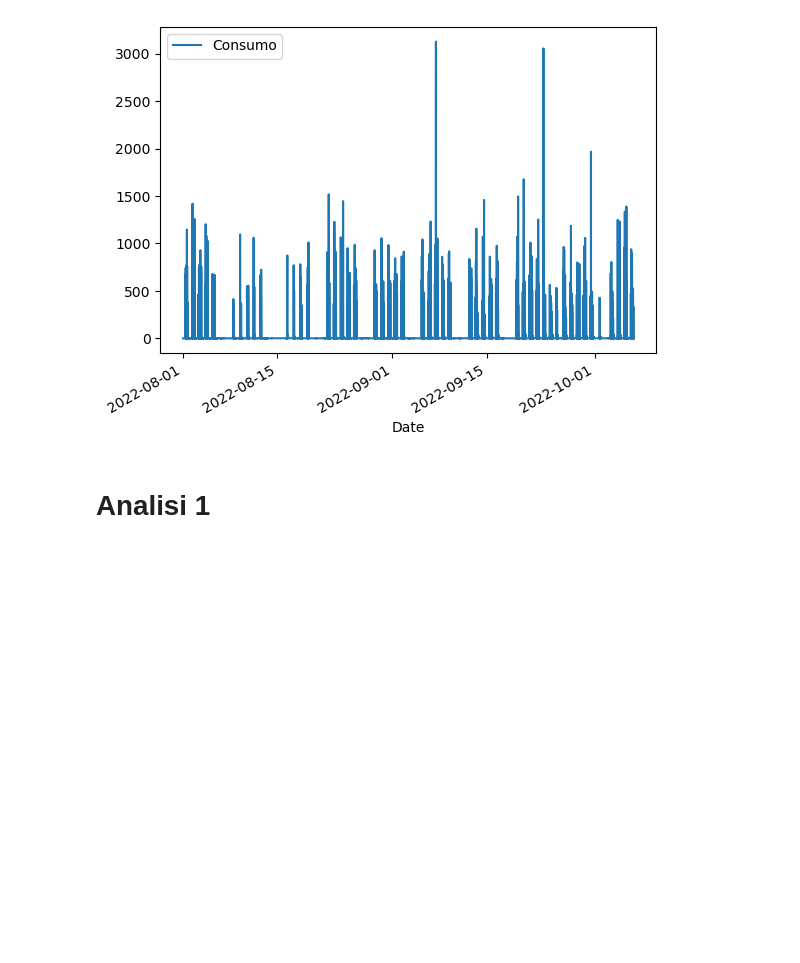
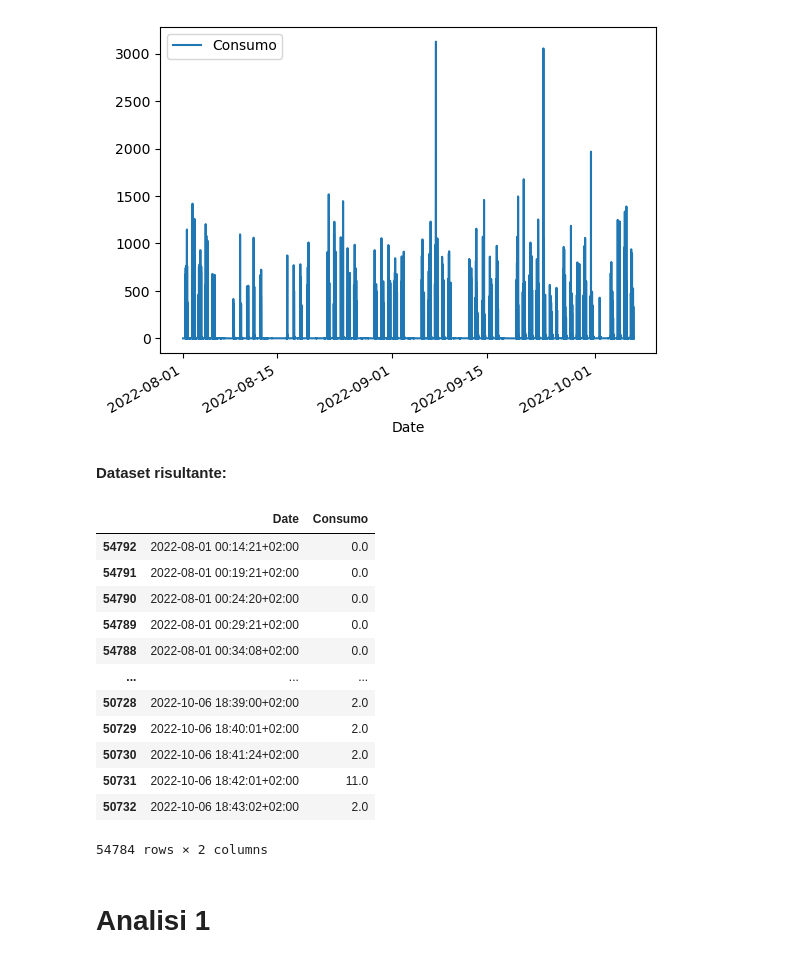
Before and after one commit to massimilianobattelli/TSI-Coffee-machine-Consumption, a Jupyter notebook: main.ipynb, the cells around one changed output. Drawn from its saved outputs; the diff is of its cells as text; code cells hidden in the pictures; blank space fills up the shorter version.

```diff
--- a/main.ipynb
+++ b/main.ipynb
@@ -110,6 +113,24 @@ df.plot(x = 'Date', y = "Consumo")
 plt.show()
 # %% [output]
 [figure]
+# %% [markdown]
+**Dataset risultante:**
+# %%
+df
+# %% [output]
+|  | Date | Consumo |
+| 54792 | 2022-08-01 00:14:21+02:00 | 0.0 |
+| 54791 | 2022-08-01 00:19:21+02:00 | 0.0 |
+| 54790 | 2022-08-01 00:24:20+02:00 | 0.0 |
+| 54789 | 2022-08-01 00:29:21+02:00 | 0.0 |
+| 54788 | 2022-08-01 00:34:08+02:00 | 0.0 |
+| ... | ... | ... |
+| 50728 | 2022-10-06 18:39:00+02:00 | 2.0 |
+| 50729 | 2022-10-06 18:40:01+02:00 | 2.0 |
+| 50730 | 2022-10-06 18:41:24+02:00 | 2.0 |
+| 50731 | 2022-10-06 18:42:01+02:00 | 11.0 |
+| 50732 | 2022-10-06 18:43:02+02:00 | 2.0 |
+54784 rows × 2 columns
 # %% [markdown]
 # Analisi 1
 # %% [markdown]
```
Also changed, not shown: parts of 18 cells of this notebook, 1 other file.
